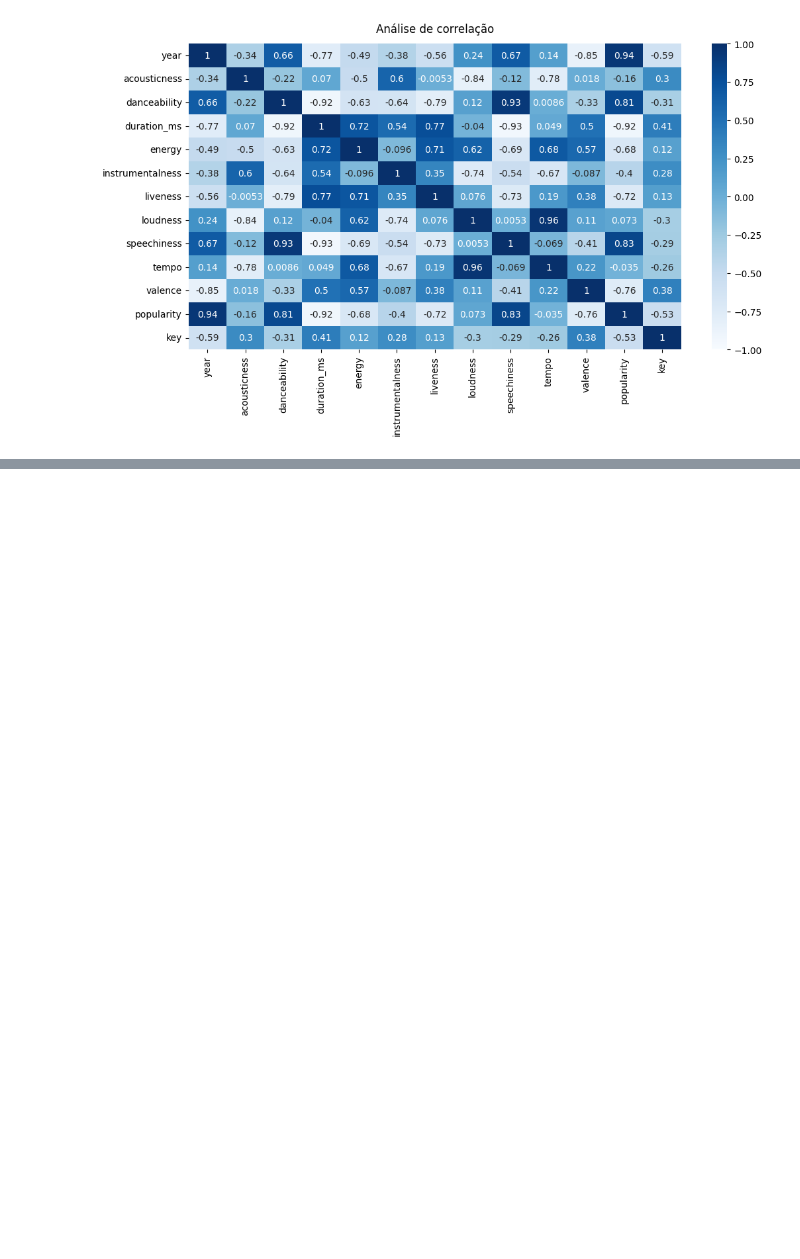
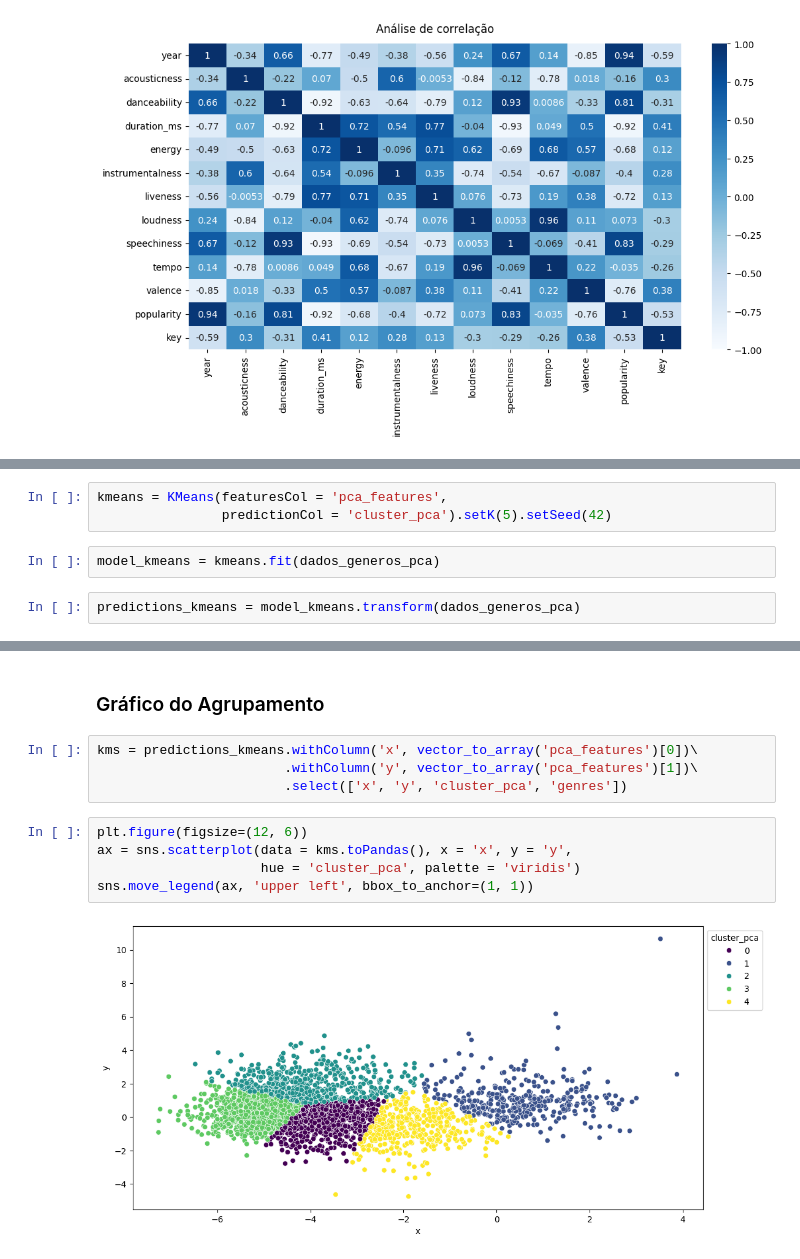
Before and after one commit to edupmon/alura, a Jupyter notebook: data-science/spark-sistema-recomendacao/sistema-recomendacao.ipynb, the cells around one changed output, grey strips where cells are left out. Saved outputs shown, nothing was run; the diff lists cells and outputs as text; blank space fills up the shorter version.

```diff
--- a/data-science/spark-sistema-recomendacao/sistema-recomendacao.ipynb
+++ b/data-science/spark-sistema-recomendacao/sistema-recomendacao.ipynb
@@ -169,0 +277,7 @@ heatmap.set_title('Análise de correlação', fontdict={'fontsize': 12},
+# %%
+kmeans = KMeans(featuresCol = 'pca_features',
+                predictionCol = 'cluster_pca').setK(5).setSeed(42)
+# %%
+model_kmeans = kmeans.fit(dados_generos_pca)
+# %%
+predictions_kmeans = model_kmeans.transform(dados_generos_pca)
@@ -169,0 +293,13 @@ heatmap.set_title('Análise de correlação', fontdict={'fontsize': 12},
+# %% [markdown]
+### Gráfico do Agrupamento
+# %%
+kms = predictions_kmeans.withColumn('x', vector_to_array('pca_features')[0])\
+                        .withColumn('y', vector_to_array('pca_features')[1])\
+                        .select(['x', 'y', 'cluster_pca', 'genres'])
+# %%
+plt.figure(figsize=(12, 6))
+ax = sns.scatterplot(data = kms.toPandas(), x = 'x', y = 'y',
+                     hue = 'cluster_pca', palette = 'viridis')
+sns.move_legend(ax, 'upper left', bbox_to_anchor=(1, 1))
+# %% [output]
+[figure, added]
```
Also changed, not shown: parts of 23 cells of this notebook, 1 other file.
